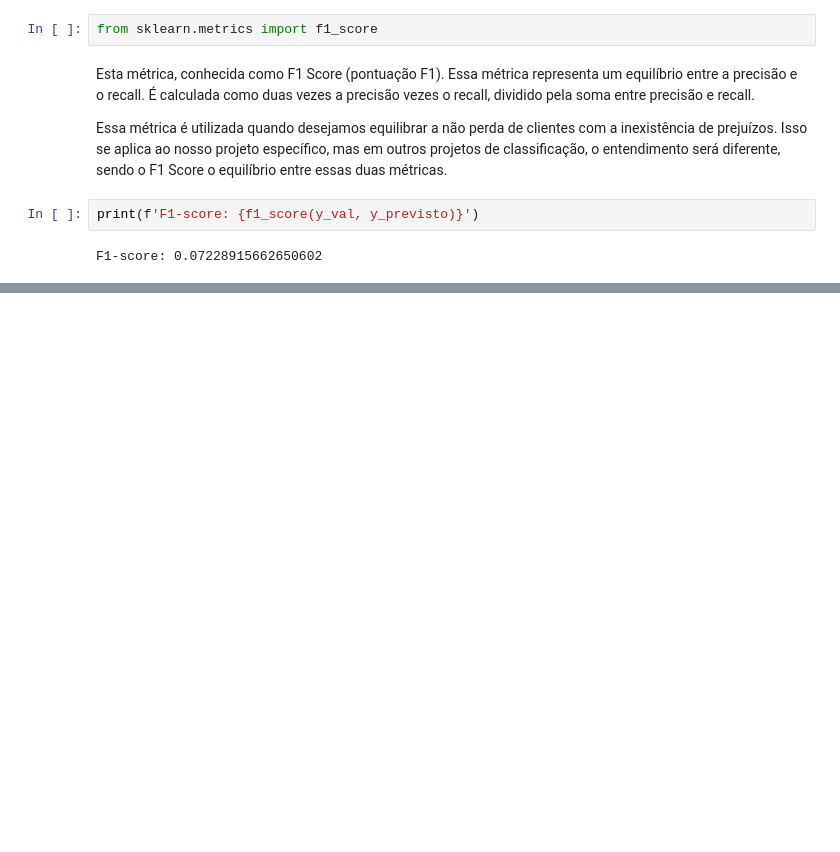
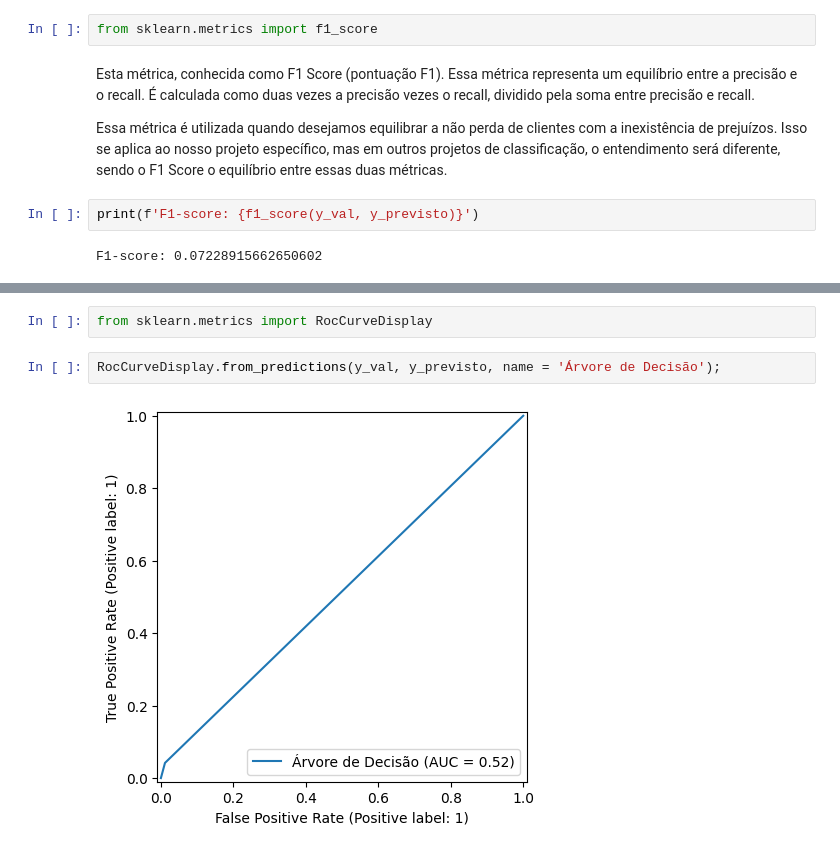
Before and after one commit to JCrpa/curso17_classificacao_validacao_de_modelos_metricas_de_avaliacao, a Jupyter notebook: projeto_inicial_classificacao_validacao_e_metricas.ipynb, the cells around one changed output, grey strips where cells are left out. Drawn from its saved outputs; the diff is of its cells as text; blank space fills up the shorter version.

```diff
--- a/projeto_inicial_classificacao_validacao_e_metricas.ipynb
+++ b/projeto_inicial_classificacao_validacao_e_metricas.ipynb
@@ -258,0 +267,6 @@ F1-score: 0.07228915662650602
+# %%
+from sklearn.metrics import RocCurveDisplay
+# %%
+RocCurveDisplay.from_predictions(y_val, y_previsto, name = 'Árvore de Decisão');
+# %% [output]
+[figure, added]
```
Also changed, not shown: parts of 7 cells of this notebook.
